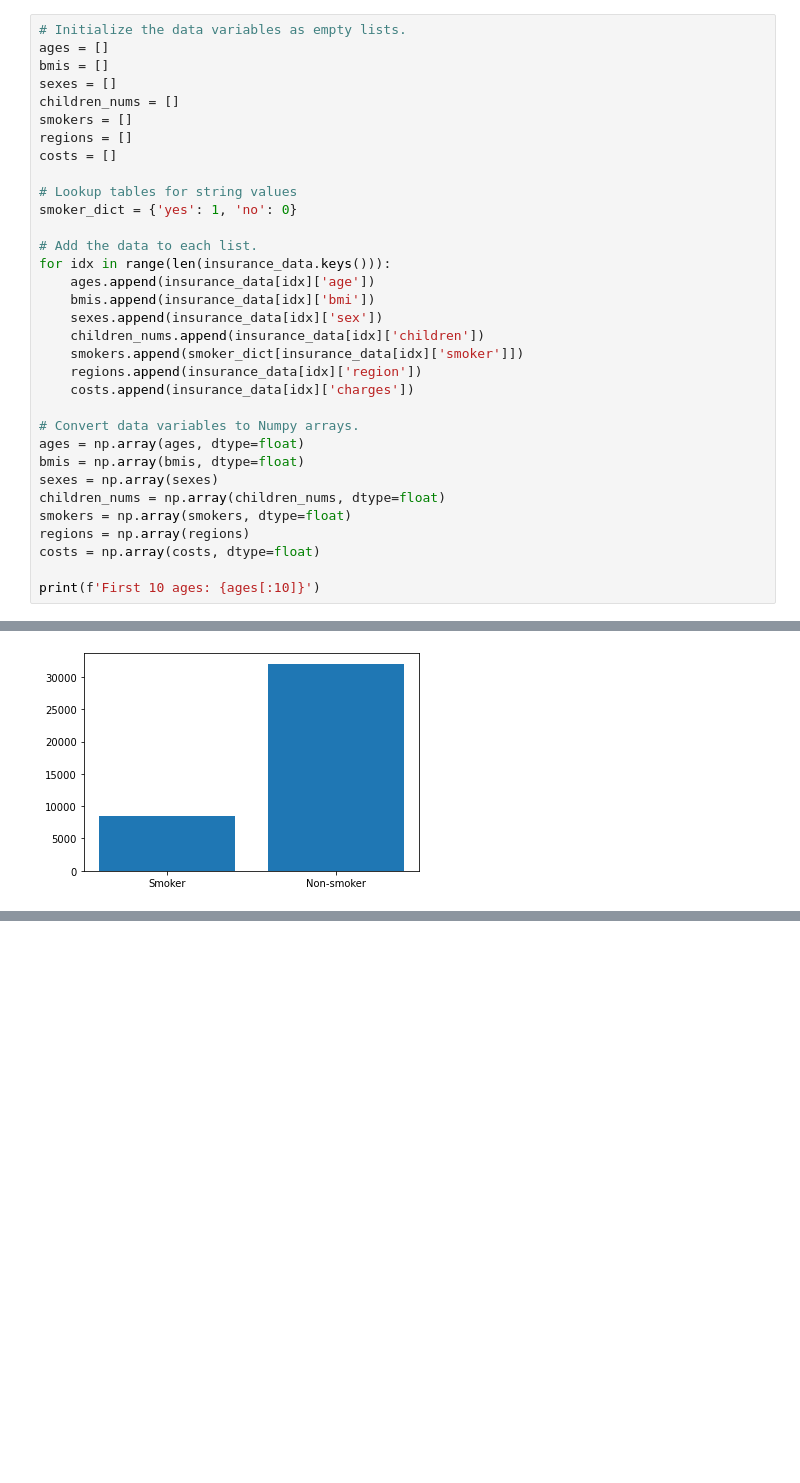
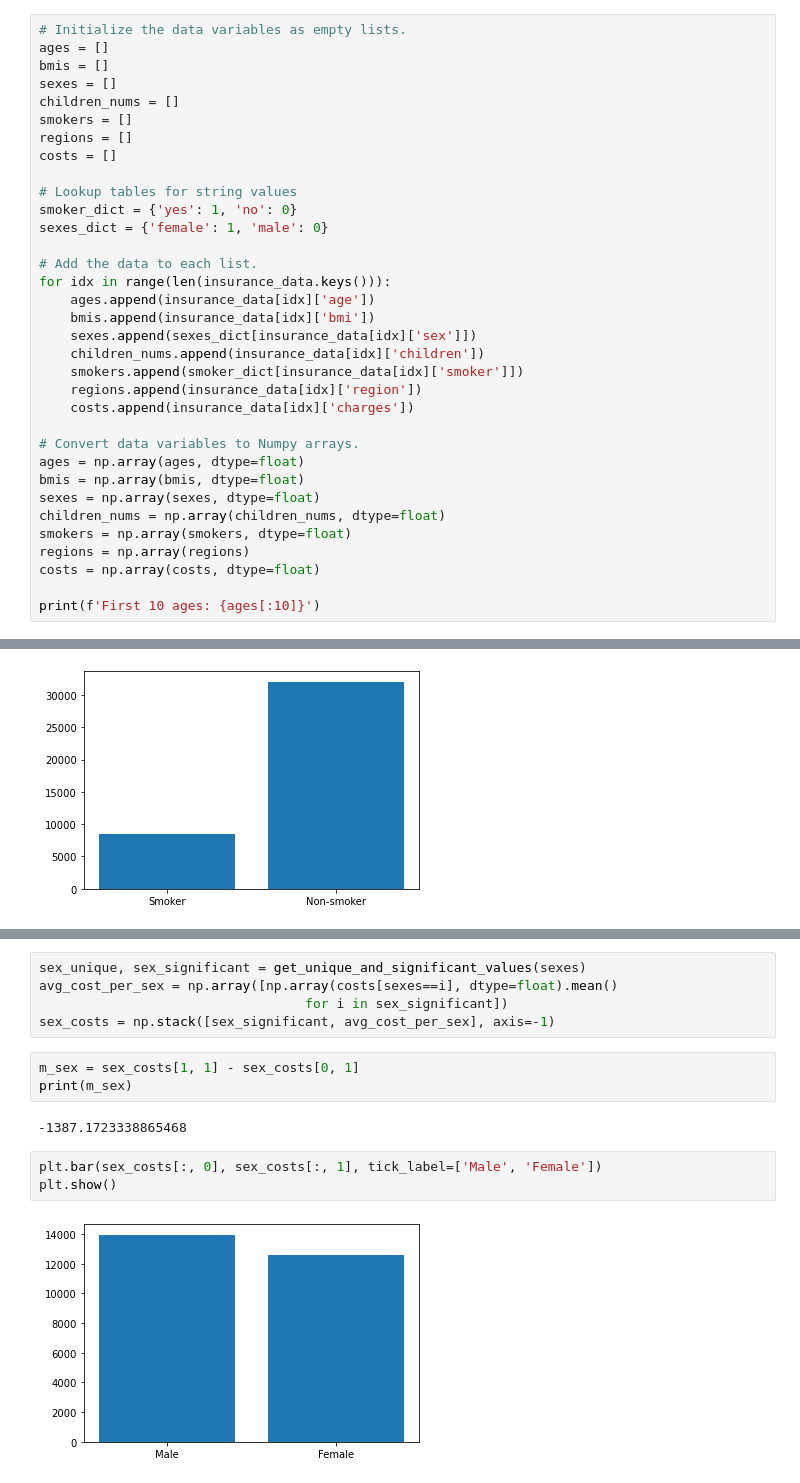
Before and after one commit to nelsen129/us-medical-insurance-costs, a Jupyter notebook: us-medical-insurance-costs.ipynb, the cells around one changed output, grey strips where cells are left out. Drawn from its saved outputs; the diff is of its cells as text; blank space fills up the shorter version.

```diff
--- a/us-medical-insurance-costs.ipynb
+++ b/us-medical-insurance-costs.ipynb
@@ -35,12 +35,13 @@ costs = []
 
 # Lookup tables for string values
 smoker_dict = {'yes': 1, 'no': 0}
+sexes_dict = {'female': 1, 'male': 0}
 
 # Add the data to each list.
 for idx in range(len(insurance_data.keys())):
     ages.append(insurance_data[idx]['age'])
     bmis.append(insurance_data[idx]['bmi'])
-    sexes.append(insurance_data[idx]['sex'])
+    sexes.append(sexes_dict[insurance_data[idx]['sex']])
     children_nums.append(insurance_data[idx]['children'])
     smokers.append(smoker_dict[insurance_data[idx]['smoker']])
     regions.append(insurance_data[idx]['region'])
@@ -49,7 +50,7 @@ for idx in range(len(insurance_data.keys())):
 # Convert data variables to Numpy arrays.
 ages = np.array(ages, dtype=float)
 bmis = np.array(bmis, dtype=float)
-sexes = np.array(sexes)
+sexes = np.array(sexes, dtype=float)
 children_nums = np.array(children_nums, dtype=float)
 smokers = np.array(smokers, dtype=float)
 regions = np.array(regions)
@@ -209,0 +217,15 @@ plt.show()
+# %%
+sex_unique, sex_significant = get_unique_and_significant_values(sexes)
+avg_cost_per_sex = np.array([np.array(costs[sexes==i], dtype=float).mean()
+                                  for i in sex_significant])
+sex_costs = np.stack([sex_significant, avg_cost_per_sex], axis=-1)
+# %%
+m_sex = sex_costs[1, 1] - sex_costs[0, 1]
+print(m_sex)
+# %% [output]
+-1387.1723338865468
+# %%
+plt.bar(sex_costs[:, 0], sex_costs[:, 1], tick_label=['Male', 'Female'])
+plt.show()
+# %% [output]
+[figure, added]
```
Also changed, not shown: parts of 2 cells of this notebook, 1 other file.
